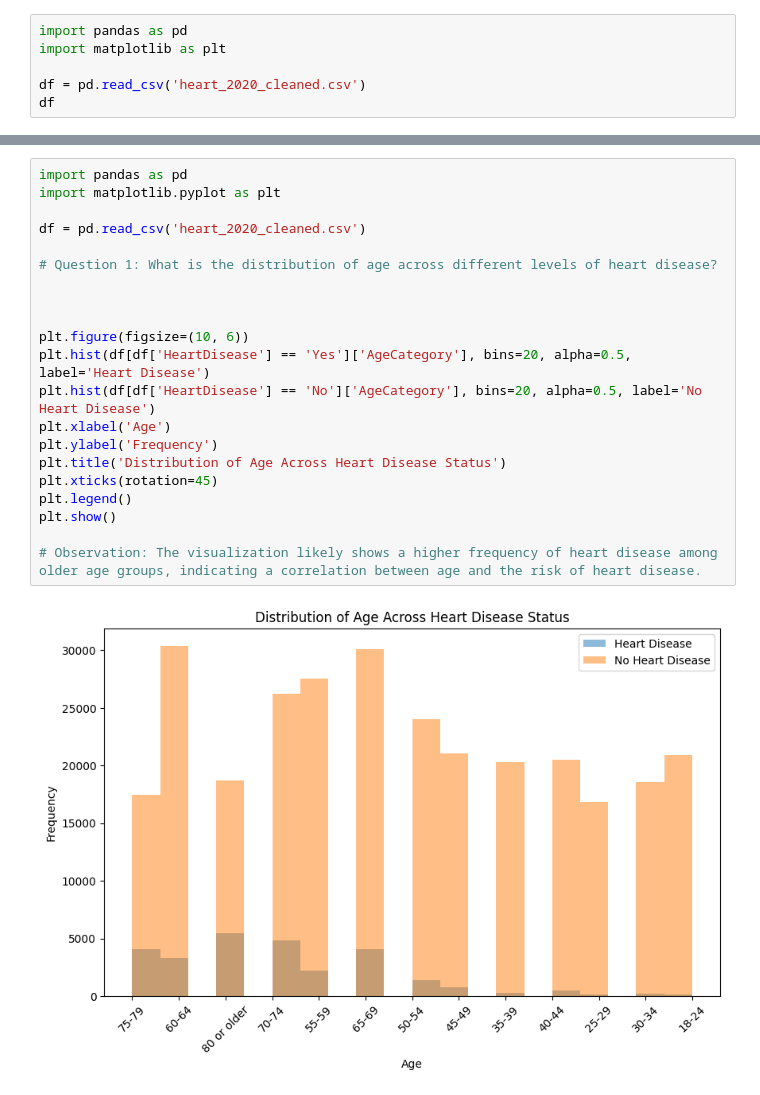
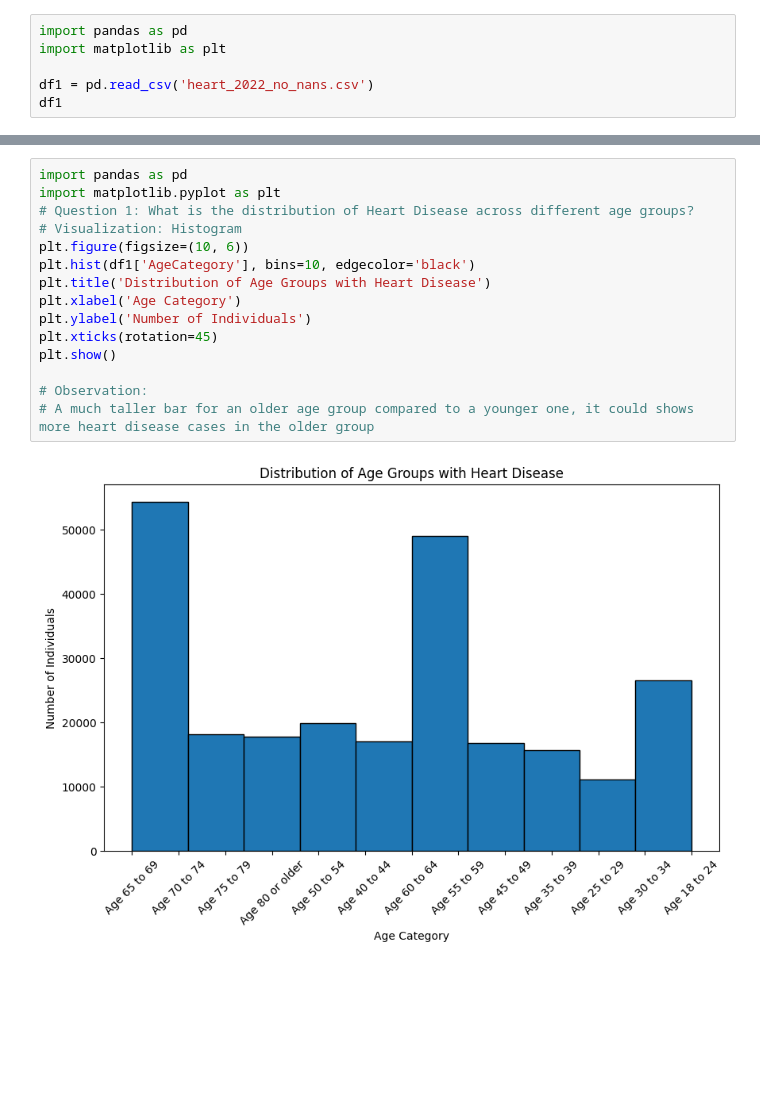
Before and after one commit to Frostyk/VDA-CPE-031-CpE21S4, a Jupyter notebook: Valleser_Midterm_Exam_VDA.ipynb, the cells around one changed output, grey strips where cells are left out. Saved outputs shown, nothing was run; the diff lists cells and outputs as text; blank space fills up the shorter version.

```diff
--- a/Valleser_Midterm_Exam_VDA.ipynb
+++ b/Valleser_Midterm_Exam_VDA.ipynb
@@ -31,6 +31,6 @@ Saving heart_2020_cleaned.csv to heart_2020_cleaned.csv
 import pandas as pd
 import matplotlib as plt
 
-df = pd.read_csv('heart_2020_cleaned.csv')
-df
+df1 = pd.read_csv('heart_2022_no_nans.csv')
+df1
 # %% [output]
@@ -50,23 +50,17 @@ df
 # %%
 import pandas as pd
 import matplotlib.pyplot as plt
-
-df = pd.read_csv('heart_2020_cleaned.csv')
-
-# Question 1: What is the distribution of age across different levels of heart disease?
-
-
-
+# Question 1: What is the distribution of Heart Disease across different age groups?
+# Visualization: Histogram
 plt.figure(figsize=(10, 6))
-plt.hist(df[df['HeartDisease'] == 'Yes']['AgeCategory'], bins=20, alpha=0.5, label='Heart Disease')
-plt.hist(df[df['HeartDisease'] == 'No']['AgeCategory'], bins=20, alpha=0.5, label='No Heart Disease')
-plt.xlabel('Age')
-plt.ylabel('Frequency')
-plt.title('Distribution of Age Across Heart Disease Status')
+plt.hist(df1['AgeCategory'], bins=10, edgecolor='black')
+plt.title('Distribution of Age Groups with Heart Disease')
+plt.xlabel('Age Category')
+plt.ylabel('Number of Individuals')
 plt.xticks(rotation=45)
-plt.legend()
 plt.show()
 
-# Observation: The visualization likely shows a higher frequency of heart disease among older age groups, indicating a correlation between age and the risk of heart disease.
+# Observation:
+# A much taller bar for an older age group compared to a younger one, it could shows more heart disease cases in the older group
 # %% [output]
-[figure, old version]
+[figure, new version]
```
Also changed, not shown: parts of 7 cells of this notebook.
